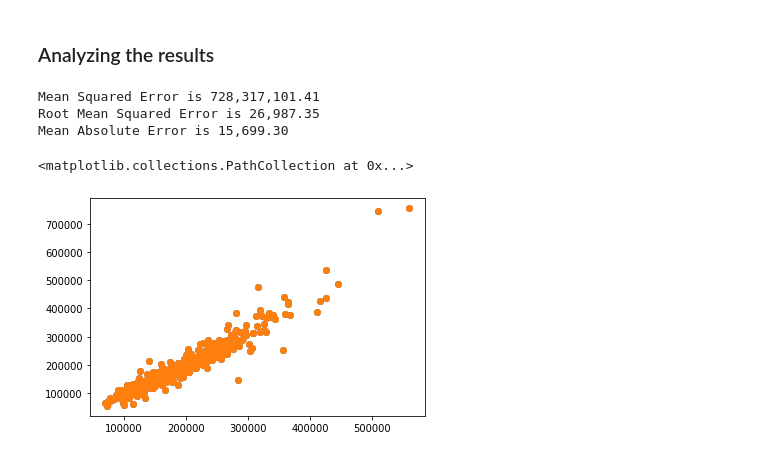
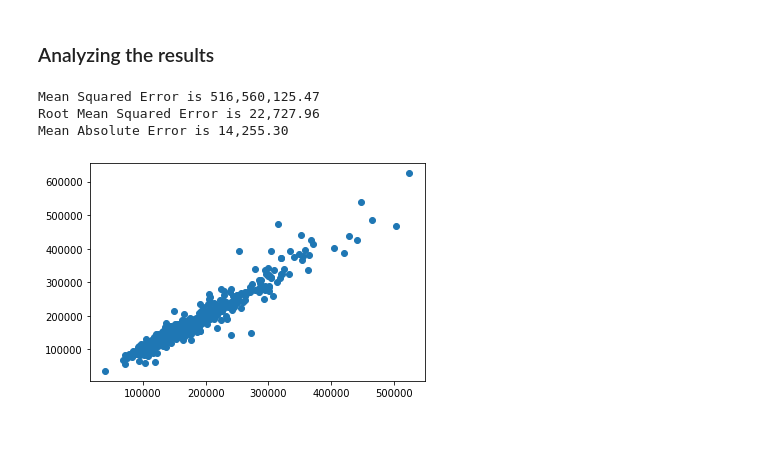
Before and after one commit to zdanielshi/data_science_LFZ, a Jupyter notebook: DS_0628_Kaggle_housing.ipynb, the cells around one changed output. Drawn from its saved outputs; the diff is of its cells as text; code cells hidden in the pictures.

```diff
--- a/DS_0628_Kaggle_housing.ipynb
+++ b/DS_0628_Kaggle_housing.ipynb
@@ -272,3 +312,9 @@ x['CentralAir'] = x['CentralAir'].astype('object')
+# %%
+#@title
+# Total # of bathrooms
+x['TotalBaths'] = x['BsmtFullBath'] + (x['BsmtHalfBath'] * .5) + x['FullBath'] + (x['HalfBath'] * .5)
 # %%
+#@title
 # Total porch square footage
+x["TotalPorchSF"] = x.WoodDeckSF + x.OpenPorchSF + x.EnclosedPorch + x['3SsnPorch']
 # %%
@@ -337,8 +388,9 @@ Convert from object to ordinals:
 # %% [markdown]
 ## Transforming
 # %%
+#@title
 xnum_to_transform = []
-skew_threshold = .4
+skew_threshold = .6
 
 for (xcolname, xcol) in xnum.iteritems():
   skew = xcol.skew()
@@ -626,4 +700,7 @@ ytest2 (482,)
 # %% [markdown]
 ## Lasso Regression
 # %%
-las = Lasso(alpha = 0.0008).fit(xtrain2, ytrain2)
+#@title
+las = Lasso(alpha = 0.0004).fit(xtrain2, ytrain2)
+ypred2_las = las.predict(xtest2)
+ypred2_las_untrans = np.exp(ypred2_las)
@@ -636,18 +707,17 @@ ytest2_untrans = np.exp(ytest2)
 # %% [markdown]
 ### Analyzing the results
 # %%
-mse = mean_squared_error(ytest2_untrans, ypred2_untrans)
+#@title
+mse = mean_squared_error(ytest2_untrans, ypred2_las_untrans)
 rmse = np.sqrt(mse)
-mae = mean_absolute_error(ytest2_untrans, ypred2_untrans)
+mae = mean_absolute_error(ytest2_untrans, ypred2_las_untrans)
 
-plt.scatter(ypred2_untrans, ytest2_untrans)
+plt.scatter(ypred2_las_untrans, ytest2_untrans)
 print('Mean Squared Error is', '{:,.2f}'.format(mse))
 print('Root Mean Squared Error is', '{:,.2f}'.format(rmse))
 print('Mean Absolute Error is', '{:,.2f}'.format(mae))
-plt.scatter(ypred2_untrans, ytest2_untrans)
 # %% [output]
-Mean Squared Error is 728,317,101.41
-Root Mean Squared Error is 26,987.35
-Mean Absolute Error is 15,699.30
+Mean Squared Error is 516,560,125.47
+Root Mean Squared Error is 22,727.96
+Mean Absolute Error is 14,255.30
-<matplotlib.collections.PathCollection at 0x...>
-[figure, old version]
+[figure, new version]
```
Also changed, not shown: parts of 119 cells of this notebook.
